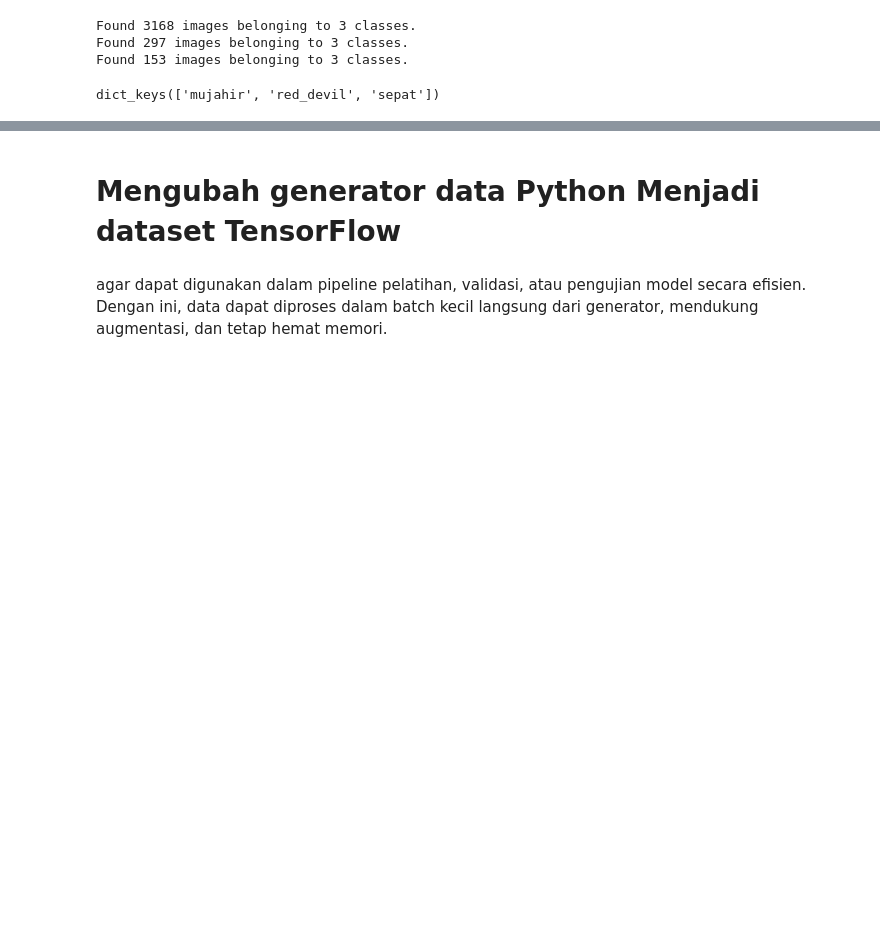
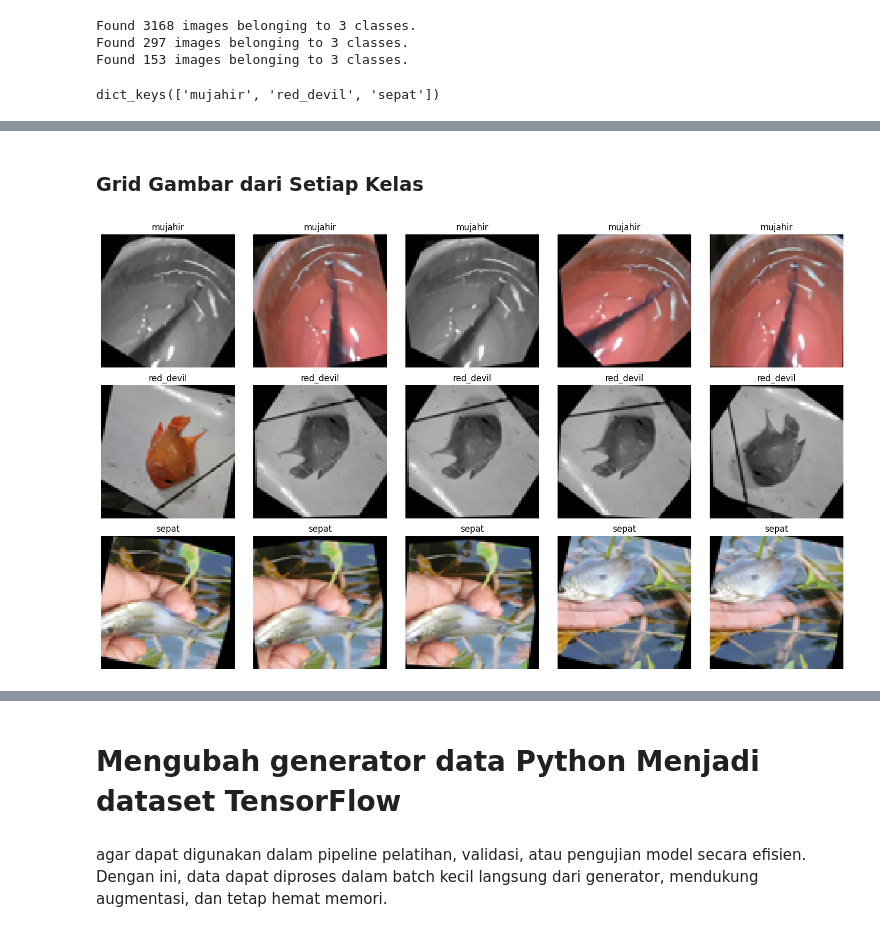
Before and after one commit to rivaelsagala/project-PM-kel-05, a Jupyter notebook: latihan1.ipynb, the cells around one changed output, grey strips where cells are left out. Drawn from its saved outputs; the diff is of its cells as text; code cells hidden in the pictures; blank space fills up the shorter version.

```diff
--- a/latihan1.ipynb
+++ b/latihan1.ipynb
@@ -85,0 +121,32 @@ dict_keys(['mujahir', 'red_devil', 'sepat'])
+# %% [markdown]
+### Grid Gambar dari Setiap Kelas
+# %%
+import os
+from PIL import Image  # Menambahkan impor Image dari PIL
+import matplotlib.pyplot as plt
+
+def visualize_samples_per_class(directory, target_size=(80, 80), samples_per_class=5):
+    """Visualisasi beberapa gambar dari setiap kelas dalam dataset."""
+    classes = os.listdir(directory)
+    plt.figure(figsize=(15, len(classes) * 3))
+
+    for i, cls in enumerate(classes):
+        class_path = os.path.join(directory, cls)
+        images = os.listdir(class_path)[:samples_per_class]
+
+        for j, img_file in enumerate(images):
+            img_path = os.path.join(class_path, img_file)
+            img = Image.open(img_path).resize(target_size)  # Menggunakan Image.open dari PIL
+
+            plt.subplot(len(classes), samples_per_class, i * samples_per_class + j + 1)
+            plt.imshow(img)
+            plt.title(cls)
+            plt.axis("off")
+
+    plt.tight_layout()
+    plt.show()
+
+# Contoh penggunaan
+visualize_samples_per_class(train_dir, target_size=IMG_SIZE, samples_per_class=5)
+# %% [output]
+[figure, added]
```
Also changed, not shown: parts of 43 cells of this notebook, 2 other files.
